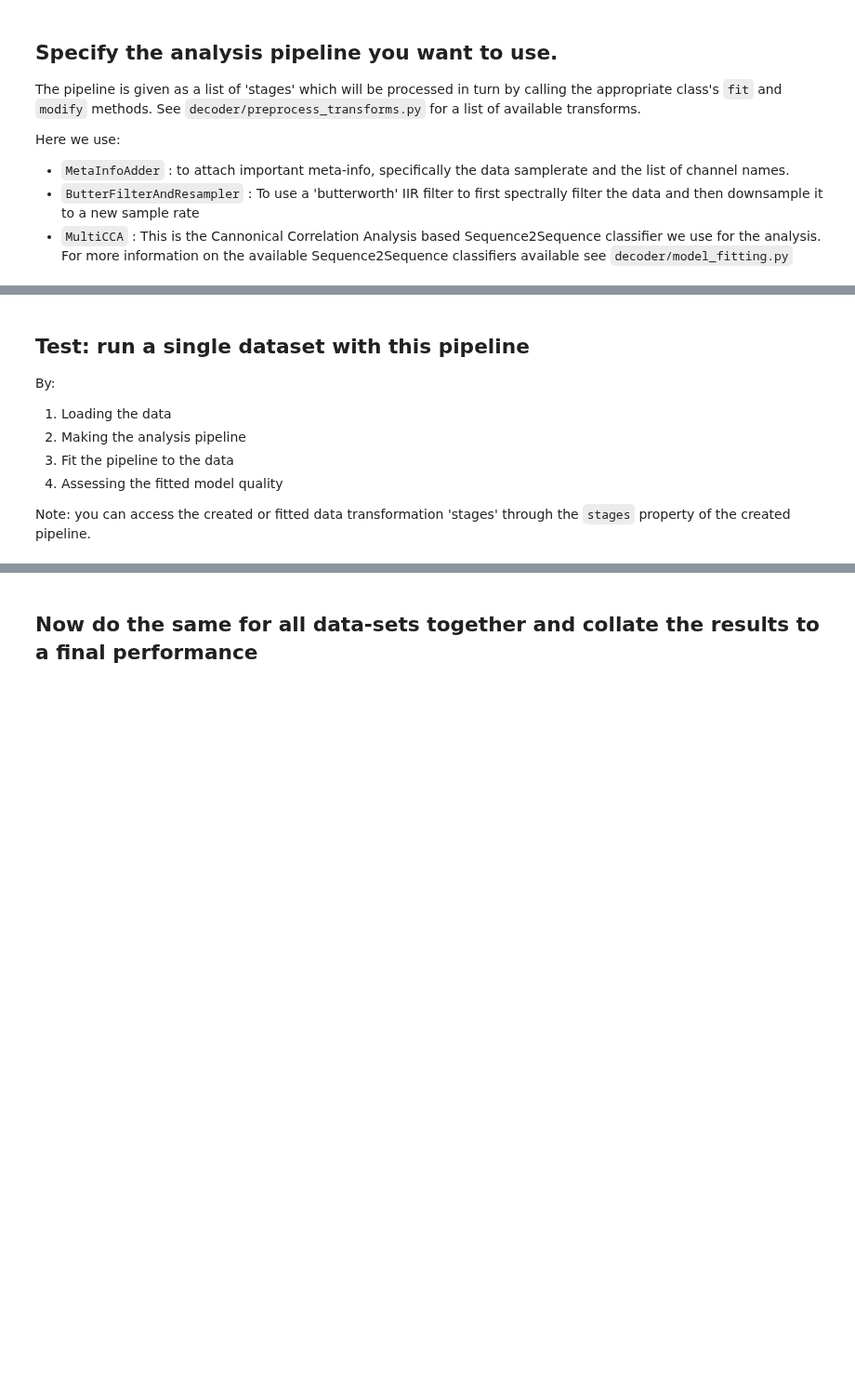
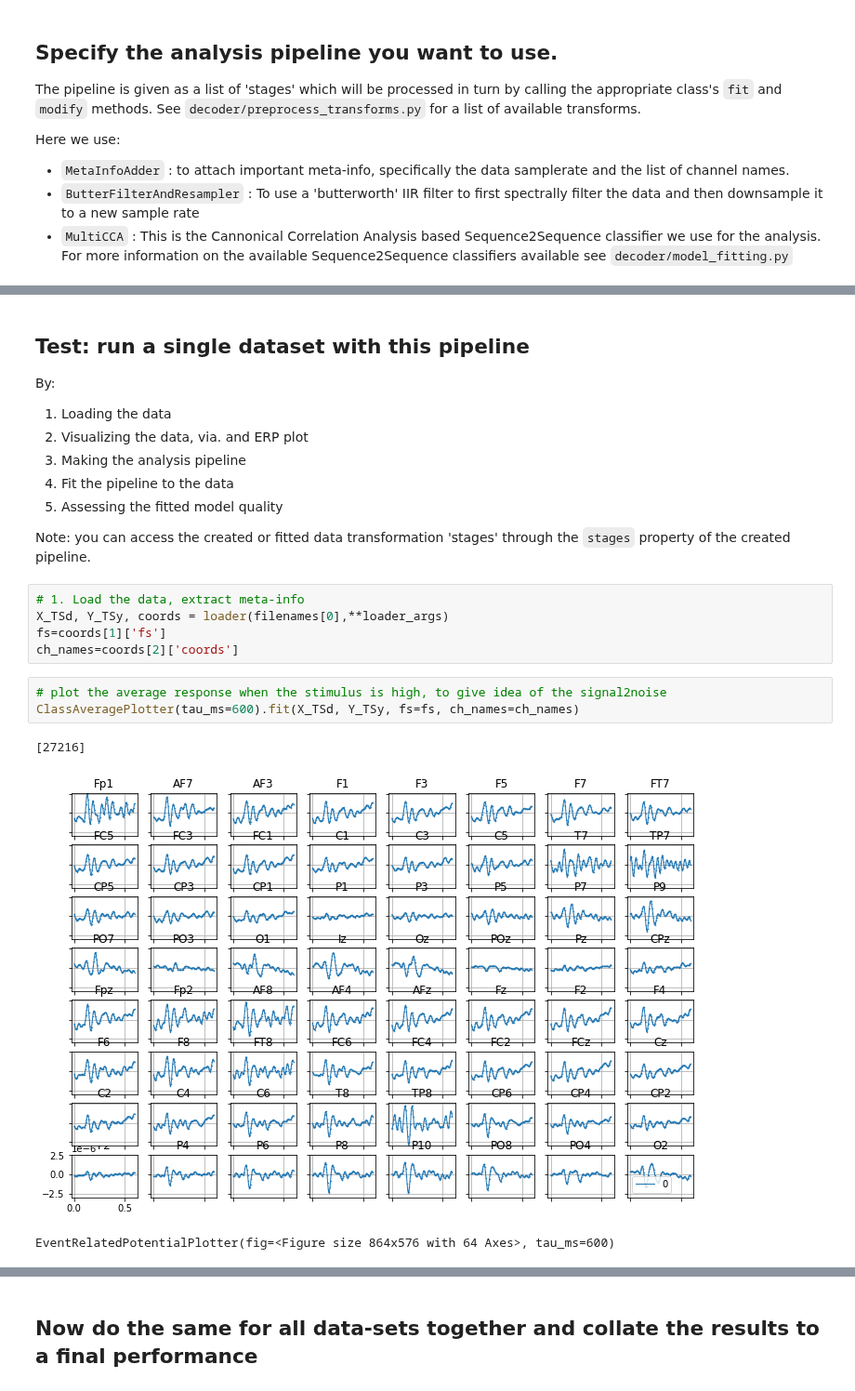
Before and after one commit to mindaffect/pymindaffectBCI, a Jupyter notebook: mindaffectBCI/examples/analysis/analyse_datasets.ipynb, the cells around one changed output, grey strips where cells are left out. Shown at 93% size. Drawn from its saved outputs; the diff is of its cells as text; blank space fills up the shorter version.

```diff
--- a/mindaffectBCI/examples/analysis/analyse_datasets.ipynb
+++ b/mindaffectBCI/examples/analysis/analyse_datasets.ipynb
@@ -96,9 +100,22 @@ pipeline=[
 ## Test: run a single dataset with this pipeline
 By:
 1. Loading the data
+2. Visualizing the data, via. and ERP plot
 2. Making the analysis pipeline
 3. Fit the pipeline to the data
 4. Assessing the fitted model quality
 
 Note: you can access the created or fitted data transformation 'stages' through the `stages` property of the created pipeline.
+# %%
+# 1. Load the data, extract meta-info
+X_TSd, Y_TSy, coords = loader(filenames[0],**loader_args)
+fs=coords[1]['fs']
+ch_names=coords[2]['coords']
+# %%
+# plot the average response when the stimulus is high, to give idea of the signal2noise
+ClassAveragePlotter(tau_ms=600).fit(X_TSd, Y_TSy, fs=fs, ch_names=ch_names)
+# %% [output]
+[27216]
+[figure, added]
+EventRelatedPotentialPlotter(fig=<Figure size 864x576 with 64 Axes>, tau_ms=600)
 # %%
```
Also changed, not shown: parts of 8 cells of this notebook, 2 other files.
